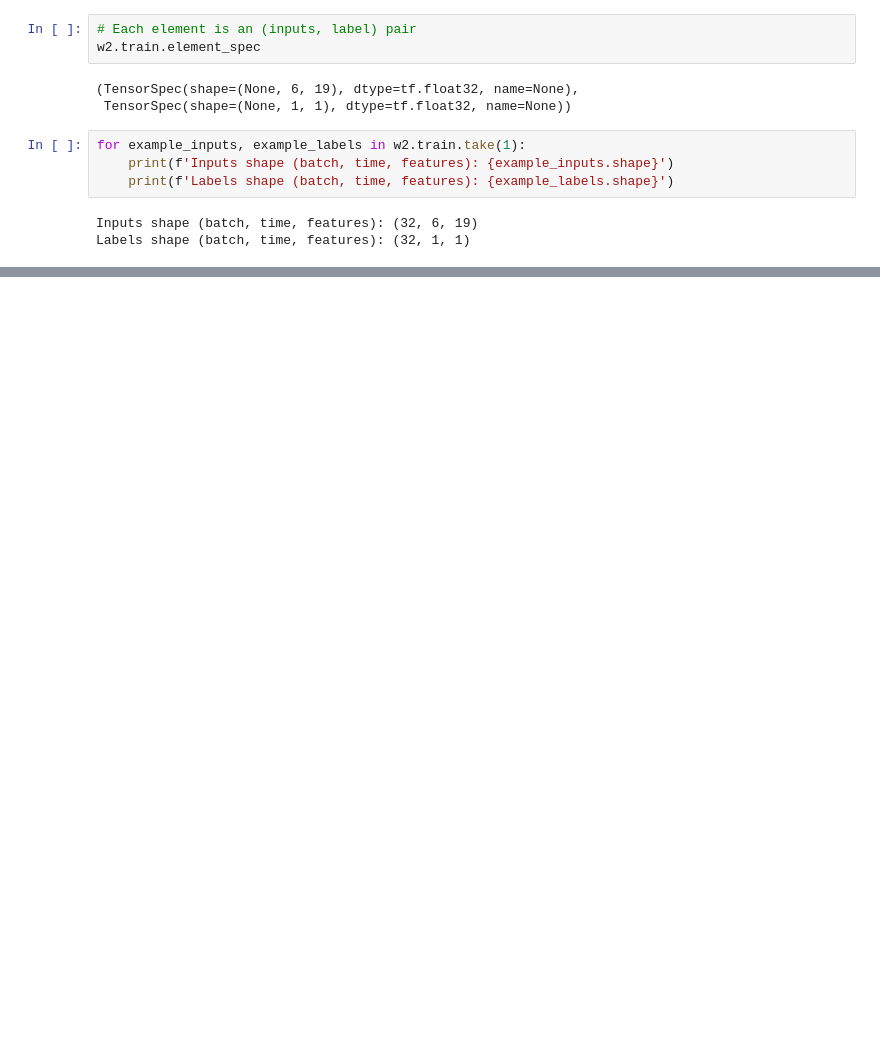
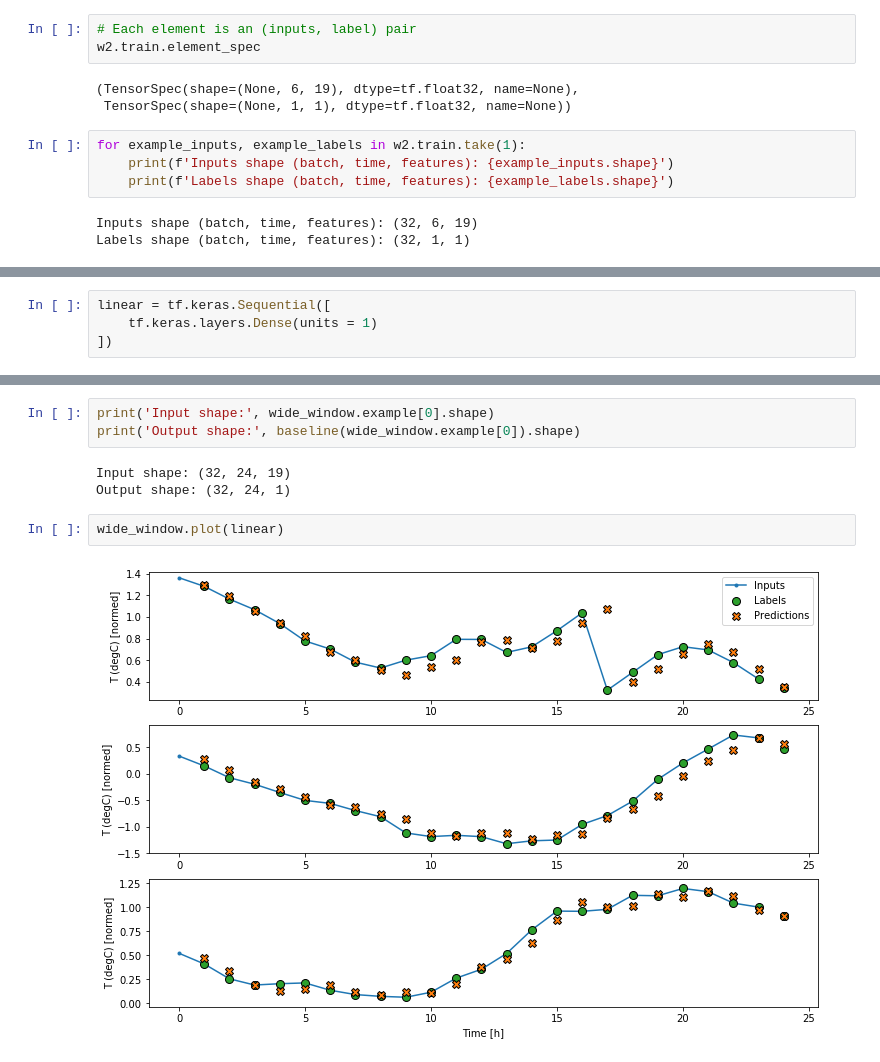
Before and after one commit to mkirby42/tensorflow-timeseries-tut, a Jupyter notebook: Time series forcasting.ipynb, the cells around one changed output, grey strips where cells are left out. Cells and saved outputs as stored; diff of their text form; blank space fills up the shorter version.

```diff
--- a/Time series forcasting.ipynb
+++ b/Time series forcasting.ipynb
@@ -411,0 +490,4 @@ Labels shape (batch, time, features): (32, 1, 1)
+# %%
+linear = tf.keras.Sequential([
+    tf.keras.layers.Dense(units = 1)
+])
@@ -411,0 +539,10 @@ Labels shape (batch, time, features): (32, 1, 1)
+# %%
+print('Input shape:', wide_window.example[0].shape)
+print('Output shape:', baseline(wide_window.example[0]).shape)
+# %% [output]
+Input shape: (32, 24, 19)
+Output shape: (32, 24, 1)
+# %%
+wide_window.plot(linear)
+# %% [output]
+[figure, added]
```
Also changed, not shown: parts of 58 cells of this notebook.
